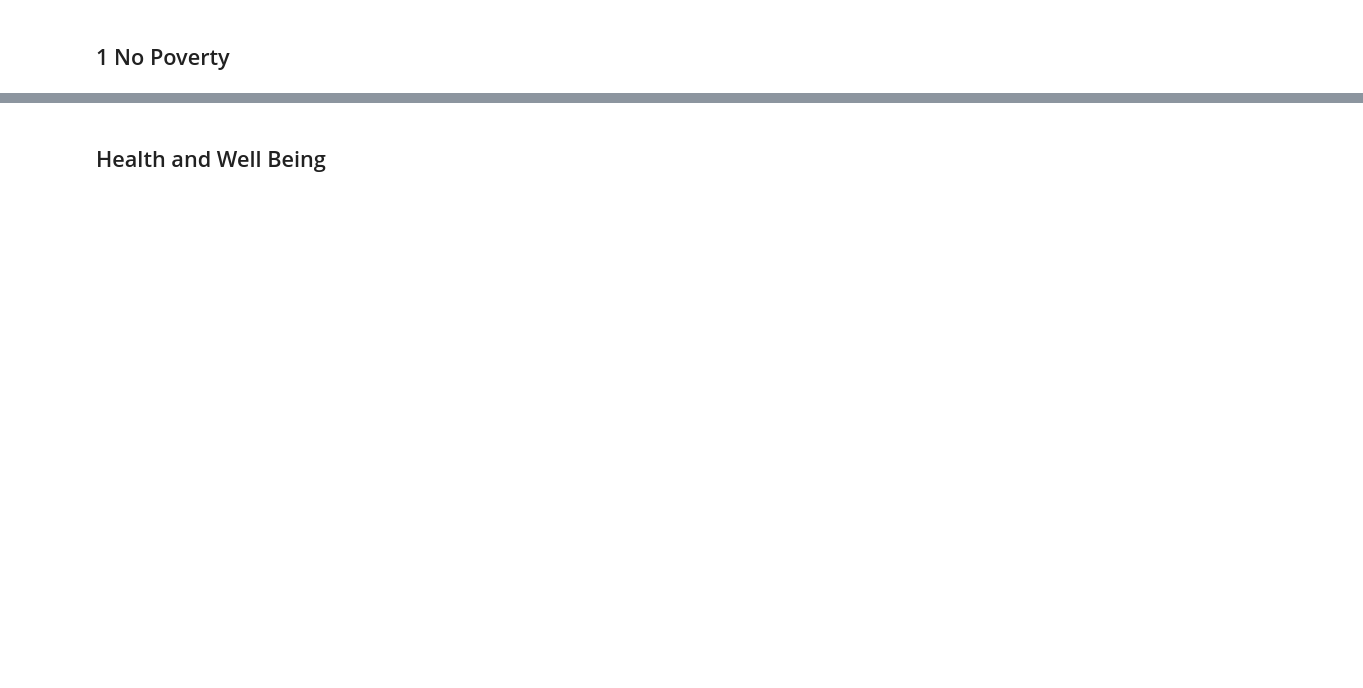
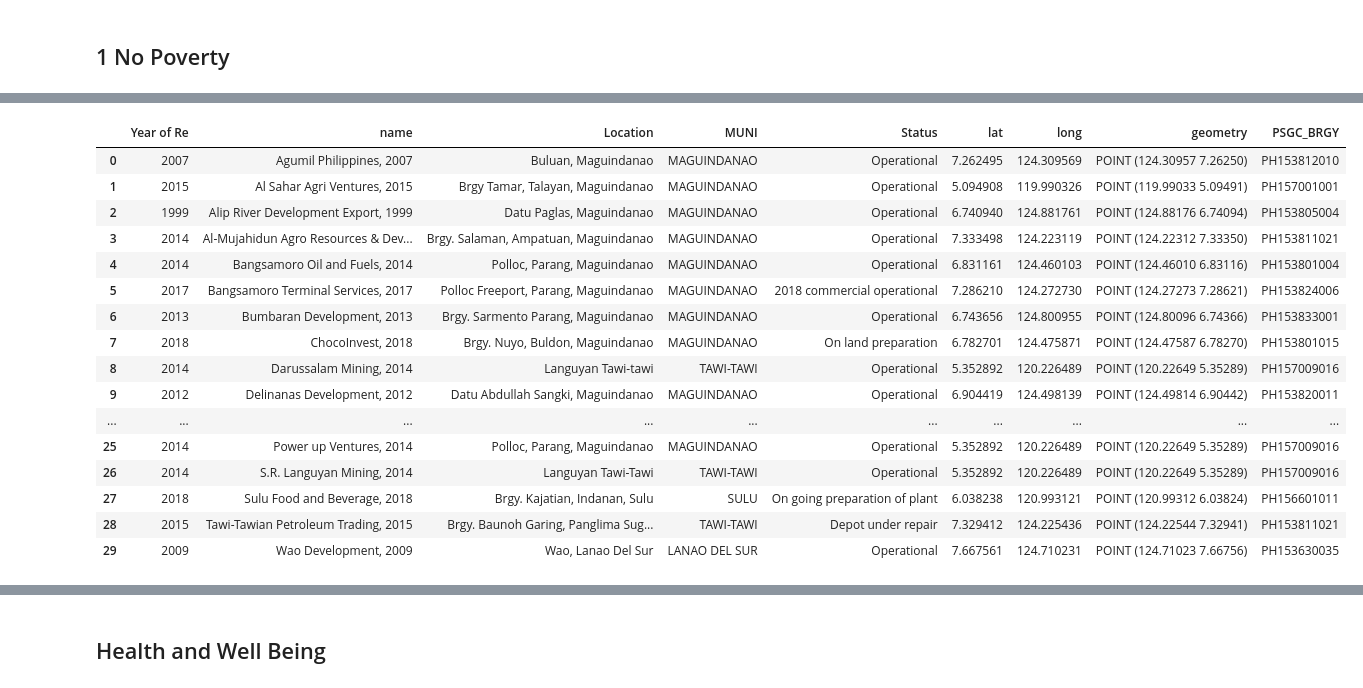
Before and after one commit to bluerose98/ang_huling_ML_bimbo, a Jupyter notebook: Scripts/0_Data_Build_Anj.ipynb, the cells around one changed output, grey strips where cells are left out. Cells and saved outputs as stored; diff of their text form; code cells hidden in the pictures; blank space fills up the shorter version.

```diff
--- a/Scripts/0_Data_Build_Anj.ipynb
+++ b/Scripts/0_Data_Build_Anj.ipynb
@@ -188,0 +103,17 @@ ARMMBridgeandARMMHelps2018.head()
+# %%
+admin_bounds = gpd.read_file("1-Geodata/1-ADMINISTRATIVE/Administrative Boundaries - BARMM Barangays ao 20190206 (PSA 2016)/AdministrativeBoundariesBARMMBarangays20190206PSA2016.shp")
+admin_bounds.columns = ['PSGC_REGION','REGION_NAME',
+                        'PSGC_PROV','PROV_NAME',
+                        'PSGC_MUNI','MUNI_NAME',
+                        'PSGC_BRGY','BRGY_NAME',
+                        'geometry']
+admin_bounds["geometry"] = admin_bounds['geometry'].to_crs(epsg=4326)
+
+admin_bounds['BRGY_NAME'] = admin_bounds['BRGY_NAME'].str.upper()
+admin_bounds['MUNI_NAME'] = admin_bounds['MUNI_NAME'].str.upper()
+admin_bounds['PROV_NAME'] = admin_bounds['PROV_NAME'].str.upper()
+
+# admin_bounds2 = admin_bounds[['PSGC_BRGY','geometry']]
+# admin_bounds2.geometry = admin_bounds2.representative_point()
+# admin_bounds2
+admin_bounds
@@ -201,0 +467,24 @@ firms = gpd.read_file("1-Geodata/6-ECONOMIC/Economic - Operational ARMM RBOI Reg
+# %%
+# # location of firms
+barmm_firms = gpd.read_file("1-Geodata/6-ECONOMIC/Economic - Operational ARMM RBOI Registered Firms from 1992-2018 (ARMM-RBOI, 2018)/Economic - Operational ARMM RBOI Registered Firms (1992 - 2018) - ARMM-RBOI.shp")
+barmm_firms["geometry"] = barmm_firms['geometry'].to_crs(epsg=4326)
+barmm_firms = sjoin(barmm_firms,admin_bounds[['geometry','PSGC_BRGY']],how='left',op='within').drop(columns = ['index_right'])
+barmm_firms
+# %% [output]
+|  | Year of Re | name | Location | MUNI | Status | lat | long | geometry | PSGC_BRGY |
+| 0 | 2007 | Agumil Philippines, 2007 | Buluan, Maguindanao | MAGUINDANAO | Operational | 7.262495 | 124.309569 | POINT (124.30957 7.26250) | PH153812010 |
+| 1 | 2015 | Al Sahar Agri Ventures, 2015 | Brgy Tamar, Talayan, Maguindanao | MAGUINDANAO | Operational | 5.094908 | 119.990326 | POINT (119.99033 5.09491) | PH157001001 |
+| 2 | 1999 | Alip River Development Export, 1999 | Datu Paglas, Maguindanao | MAGUINDANAO | Operational | 6.740940 | 124.881761 | POINT (124.88176 6.74094) | PH153805004 |
+| 3 | 2014 | Al-Mujahidun Agro Resources & Dev... | Brgy. Salaman, Ampatuan, Maguindanao | MAGUINDANAO | Operational | 7.333498 | 124.223119 | POINT (124.22312 7.33350) | PH153811021 |
+| 4 | 2014 | Bangsamoro Oil and Fuels, 2014 | Polloc, Parang, Maguindanao | MAGUINDANAO | Operational | 6.831161 | 124.460103 | POINT (124.46010 6.83116) | PH153801004 |
+| 5 | 2017 | Bangsamoro Terminal Services, 2017 | Polloc Freeport, Parang, Maguindanao | MAGUINDANAO | 2018 commercial operational | 7.286210 | 124.272730 | POINT (124.27273 7.28621) | PH153824006 |
+| 6 | 2013 | Bumbaran Development, 2013 | Brgy. Sarmento Parang, Maguindanao | MAGUINDANAO | Operational | 6.743656 | 124.800955 | POINT (124.80096 6.74366) | PH153833001 |
+| 7 | 2018 | ChocoInvest, 2018 | Brgy. Nuyo, Buldon, Maguindanao | MAGUINDANAO | On land preparation | 6.782701 | 124.475871 | POINT (124.47587 6.78270) | PH153801015 |
+| 8 | 2014 | Darussalam Mining, 2014 | Languyan Tawi-tawi | TAWI-TAWI | Operational | 5.352892 | 120.226489 | POINT (120.22649 5.35289) | PH157009016 |
+| 9 | 2012 | Delinanas Development, 2012 | Datu Abdullah Sangki, Maguindanao | MAGUINDANAO | Operational | 6.904419 | 124.498139 | POINT (124.49814 6.90442) | PH153820011 |
+| ... | ... | ... | ... | ... | ... | ... | ... | ... | ... |
+| 25 | 2014 | Power up Ventures, 2014 | Polloc, Parang, Maguindanao | MAGUINDANAO | Operational | 5.352892 | 120.226489 | POINT (120.22649 5.35289) | PH157009016 |
+| 26 | 2014 | S.R. Languyan Mining, 2014 | Languyan Tawi-Tawi | TAWI-TAWI | Operational | 5.352892 | 120.226489 | POINT (120.22649 5.35289) | PH157009016 |
+| 27 | 2018 | Sulu Food and Beverage, 2018 | Brgy. Kajatian, Indanan, Sulu | SULU | On going preparation of plant | 6.038238 | 120.993121 | POINT (120.99312 6.03824) | PH156601011 |
+| 28 | 2015 | Tawi-Tawian Petroleum Trading, 2015 | Brgy. Baunoh Garing, Panglima Sug... | TAWI-TAWI | Depot under repair | 7.329412 | 124.225436 | POINT (124.22544 7.32941) | PH153811021 |
+| 29 | 2009 | Wao Development, 2009 | Wao, Lanao Del Sur | LANAO DEL SUR | Operational | 7.667561 | 124.710231 | POINT (124.71023 7.66756) | PH153630035 |
```
Also changed, not shown: parts of 46 cells of this notebook.
